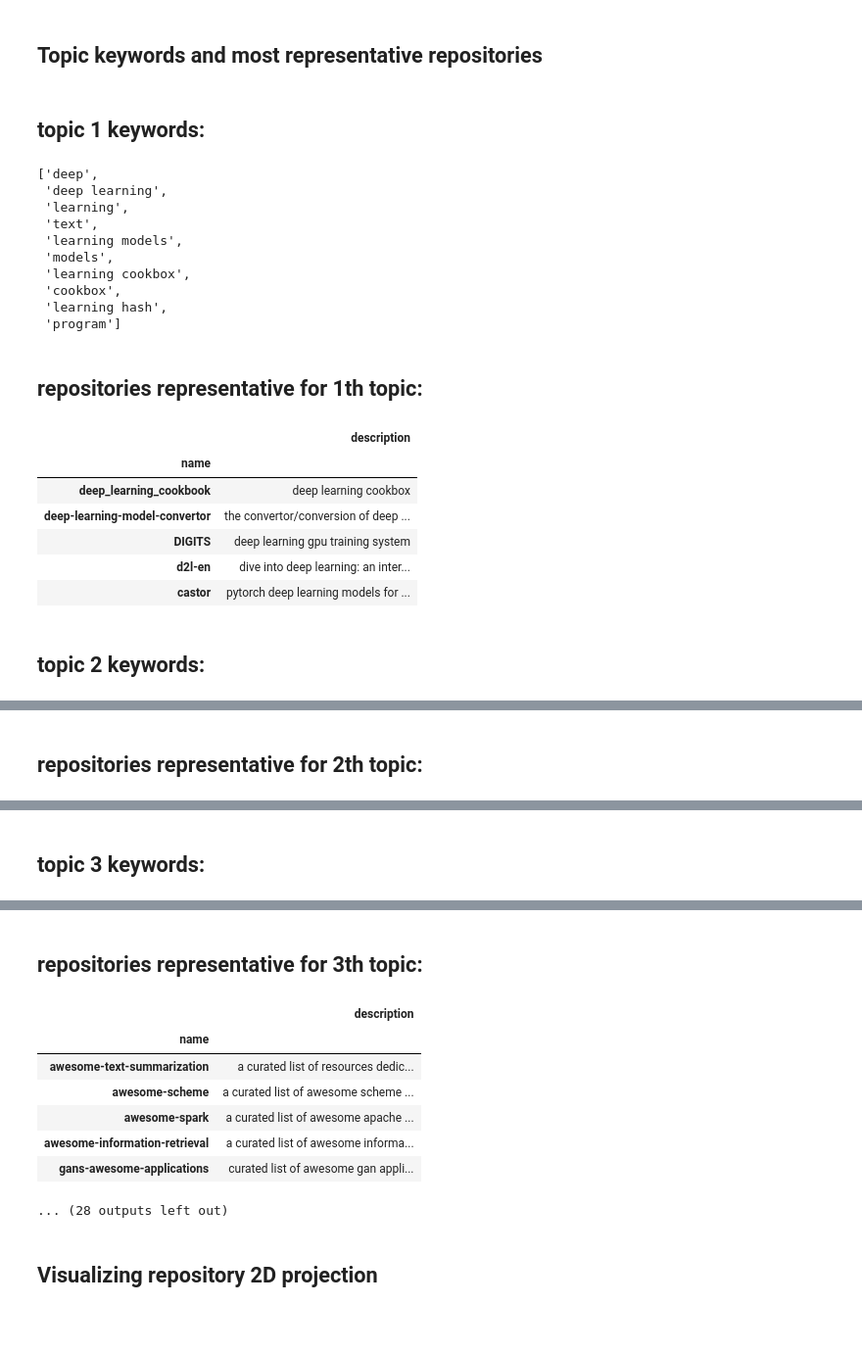
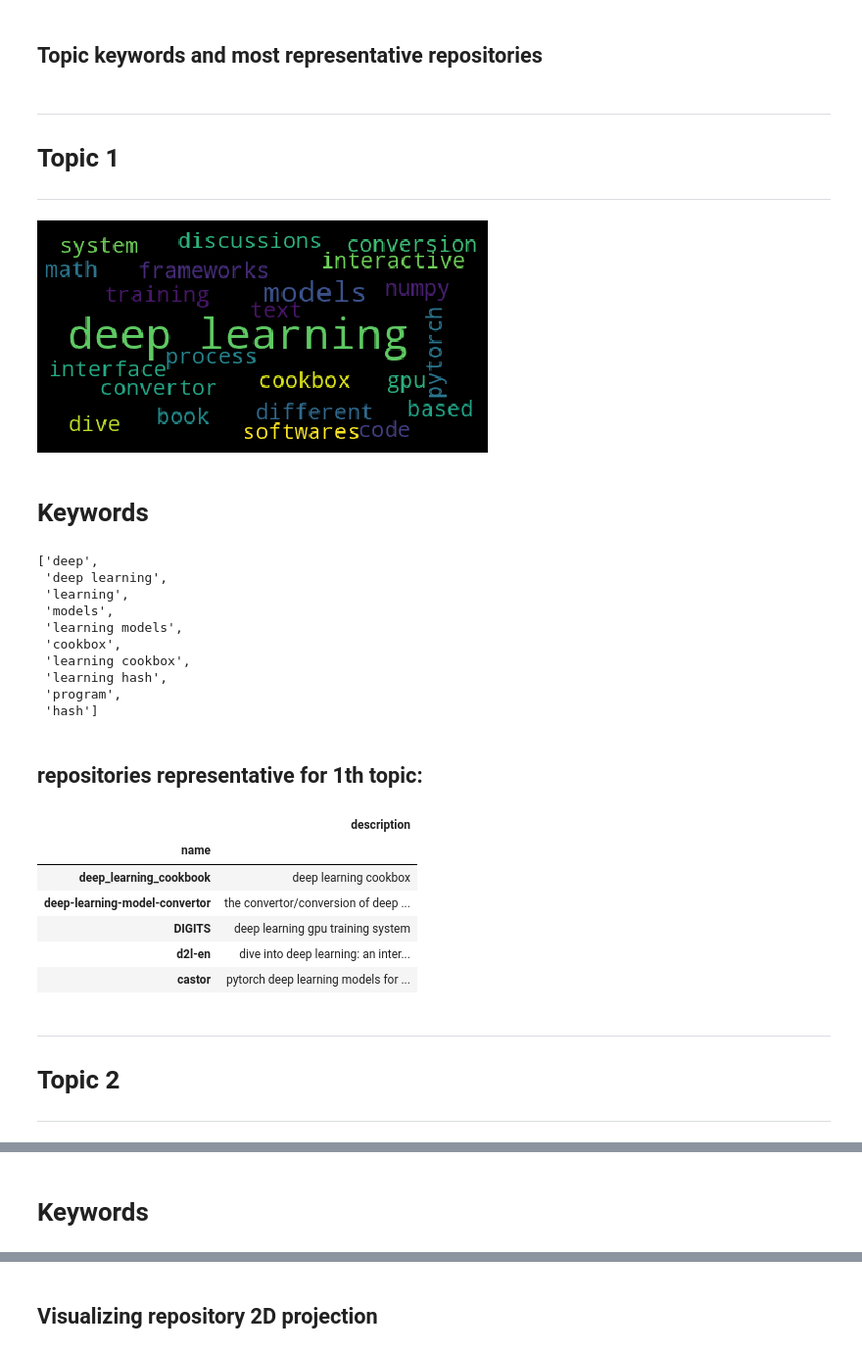
Before and after one commit to lambdaofgod/examples-counterexamples, a Jupyter notebook: notebooks/text_mining/Github_Starred_Repositories.ipynb, the cells around one changed output, grey strips where cells are left out. Shown at 98% size. Drawn from its saved outputs; the diff is of its cells as text; code cells hidden in the pictures; blank space fills up the shorter version.

Commit message:
more visualization for starred repositories

```diff
--- a/notebooks/text_mining/Github_Starred_Repositories.ipynb
+++ b/notebooks/text_mining/Github_Starred_Repositories.ipynb
@@ -245,7 +248,7 @@ $$\|X - WH\|^2_F = \sum_{i, j}(X_{i,j} - (WH)_{i,j})^2 $$
 Where $W$, $H$ are nonnegative.
 # %%
 num_topics = 10
-nmf = decomposition.NMF(n_components=num_topics)
+nmf = decomposition.NMF(n_components=num_topics, alpha=0.01, l1_ratio=0.5)
 # %%
 reduced_term_document_matrix = nmf.fit_transform(term_document_matrix)
 # %%
@@ -257,24 +260,30 @@ representative_repos = [get_repos_representing_topic(starred_repo_df, reduced_te
 ## Topic keywords and most representative repositories
 # %%
 for topic in range(num_topics):
-    printmd('## **topic {} keywords:**'.format(topic + 1))
+    printmd("""------\n# Topic {}\n------""".format(topic+1))
+    show_word_cloud_from_texts(representative_repos[topic]['description'])
+    printmd('# Keywords')
     display(top_words_per_topic[topic])
     printmd('## **repositories representative for {}th topic:**'.format(topic + 1))
     display(representative_repos[topic])
     print()
 # %% [output]
-## **topic 1 keywords:**
+------
+# Topic 1
+------
+[figure, added]
+# Keywords
 ['deep',
  'deep learning',
  'learning',
- 'text',
+ 'models',
  'learning models',
- 'models',
+ 'cookbox',
  'learning cookbox',
- 'cookbox',
  'learning hash',
- 'program']
+ 'program',
+ 'hash']
-## **repositories representative for 1th topic:**
+## **repositories representative for 1th topic:**
 |  | description |
 | name |  |
 | deep_learning_cookbook | deep learning cookbox |
@@ -282,4 +291,6 @@ for topic in range(num_topics):
 | DIGITS | deep learning gpu training system |
 | d2l-en | dive into deep learning: an inter... |
 | castor | pytorch deep learning models for ... |
-## **topic 2 keywords:**
+------
+# Topic 2
+------
@@ -286 +298,2 @@ for topic in range(num_topics):
+# Keywords
 ['language',
@@ -294,3 +307,2 @@ for topic in range(num_topics):
  'art',
  'art natural']
-## **repositories representative for 2th topic:**
@@ -301,4 +314,3 @@ for topic in range(num_topics):
 | transformers | 🤗 transformers: state-of-the-art ... |
 | natural-language-processing | resources for "natural language p... |
 | nlp_tasks | natural language processing tasks... |
-## **topic 3 keywords:**
@@ -315,12 +318,3 @@ for topic in range(num_topics):
-## **repositories representative for 3th topic:**
-|  | description |
-| name |  |
-| awesome-text-summarization | a curated list of resources dedic... |
-| awesome-scheme | a curated list of awesome scheme ... |
-| awesome-spark | a curated list of awesome apache ... |
-| awesome-information-retrieval | a curated list of awesome informa... |
-| gans-awesome-applications | curated list of awesome gan appli... |
-... (28 outputs left out)
 # %% [markdown]
 ## Visualizing repository 2D projection
 # %%
```
Also changed, not shown: parts of 14 cells of this notebook.
